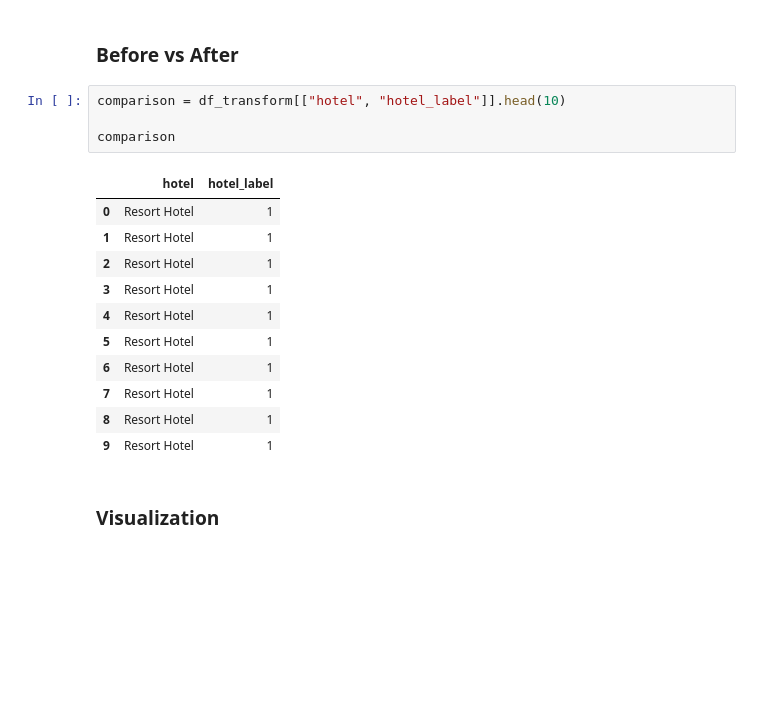
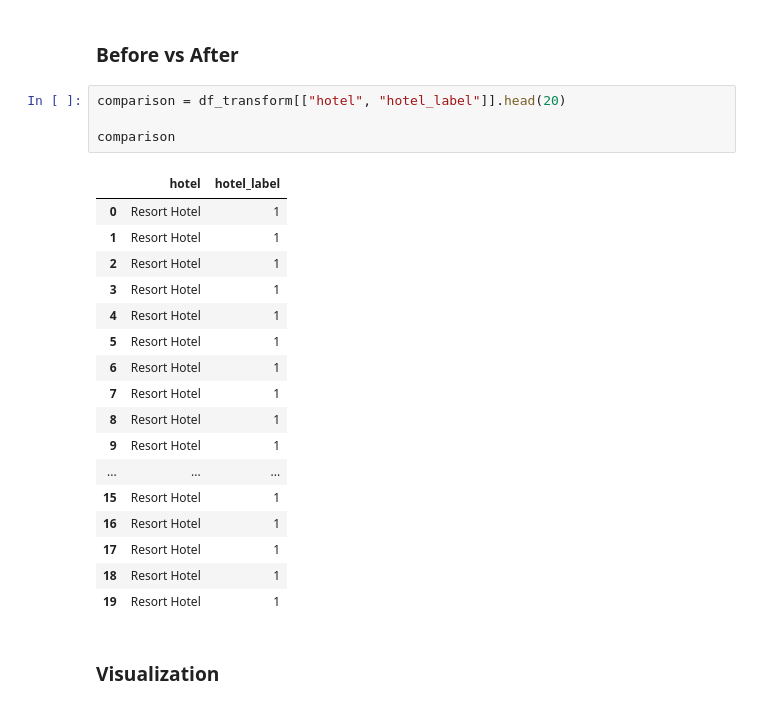
Before and after one commit to Logesh-M0324/Weekend_Task, a Jupyter notebook: Hotel_Booking_Demand/notebooks/02_data_preprocessing.ipynb, the cells around one changed output. Cells and saved outputs as stored; diff of their text form; blank space fills up the shorter version.

```diff
--- a/Hotel_Booking_Demand/notebooks/02_data_preprocessing.ipynb
+++ b/Hotel_Booking_Demand/notebooks/02_data_preprocessing.ipynb
@@ -1044,21 +1044,27 @@ print(mapping)
 # %% [markdown]
 ### Before vs After
 # %%
-comparison = df_transform[["hotel", "hotel_label"]].head(10)
+comparison = df_transform[["hotel", "hotel_label"]].head(20)
 
 comparison
 # %% [output]
 |  | hotel | hotel_label |
 | 0 | Resort Hotel | 1 |
 | 1 | Resort Hotel | 1 |
 | 2 | Resort Hotel | 1 |
 | 3 | Resort Hotel | 1 |
 | 4 | Resort Hotel | 1 |
 | 5 | Resort Hotel | 1 |
 | 6 | Resort Hotel | 1 |
 | 7 | Resort Hotel | 1 |
 | 8 | Resort Hotel | 1 |
 | 9 | Resort Hotel | 1 |
+| ... | ... | ... |
+| 15 | Resort Hotel | 1 |
+| 16 | Resort Hotel | 1 |
+| 17 | Resort Hotel | 1 |
+| 18 | Resort Hotel | 1 |
+| 19 | Resort Hotel | 1 |
 # %% [markdown]
 ### Visualization
 # %%
```
Also changed, not shown: parts of 1 cell of this notebook, 33 other files.
